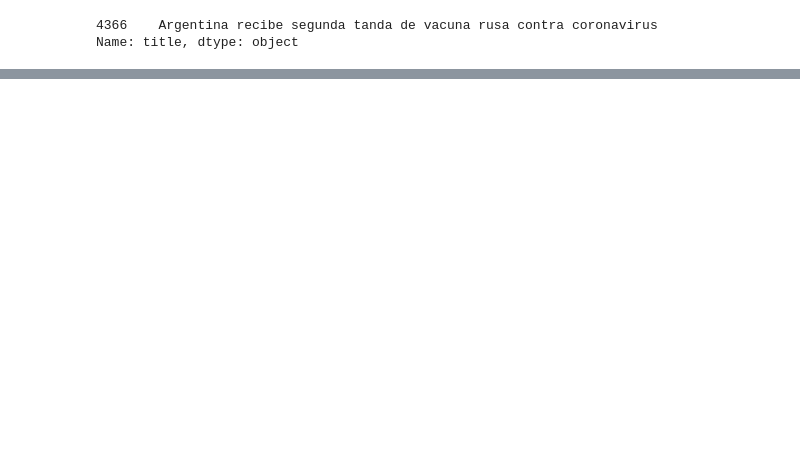
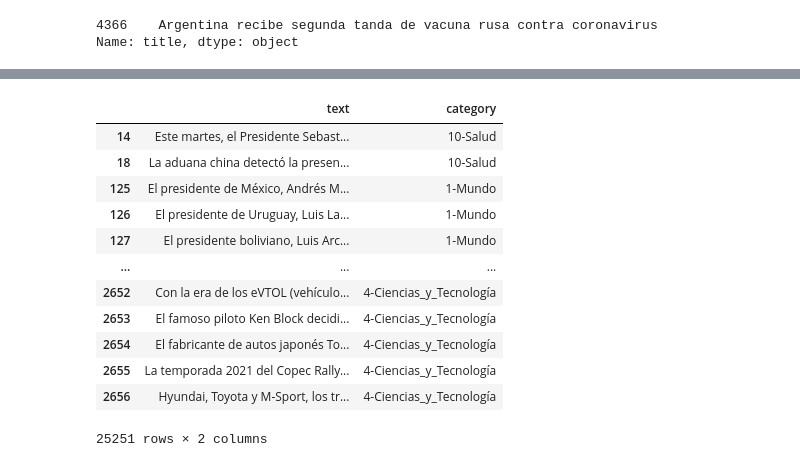
Before and after one commit to matiasbarram/INFO279-TAL-Proyecto, a Jupyter notebook: intento_01_clasificacion_noticias.ipynb, the cells around one changed output, grey strips where cells are left out. Saved outputs shown, nothing was run; the diff lists cells and outputs as text; code cells hidden in the pictures; blank space fills up the shorter version.

Commit message:
agregar categorias y preprocesamiento inicial

```diff
--- a/intento_01_clasificacion_noticias.ipynb
+++ b/intento_01_clasificacion_noticias.ipynb
@@ -38,17 +38,19 @@ def clean_df(df):
     df.drop('id_journalist', inplace=True, axis=1)
     #print(corpus['media_outlet'].unique())
     df['tag'] = df.apply(get_tag, axis=1)
+    df['text'] = df['text'].astype('string')
     df = df[df['text'].notna()]
     return df
 # %%
 import pandas as pd
 from os import listdir
 from os.path import join
+from tqdm import tqdm
 
 unique_tags = set()
 folder = './data_sophia2'
 dfs = []
-for archivo in listdir(folder):
+for archivo in tqdm(listdir(folder)):
     corpus = pd.read_csv(join(folder, archivo))
     corpus = clean_df(corpus)
     dfs.append(corpus)
@@ -146,0 +116,11 @@ array(['Economia', 'Nacional', 'Tecnologia', 'Deportes', 'Autos',
+# %%
+dm = pd.read_csv('./categorias - hojav2.csv')
+dm.rename(columns={'Unnamed: 0':'tag'}, inplace=True)
+vals = dm.iloc[:, 1:]
+labels = vals[vals.max(axis=1)>0].idxmax(axis=1)
+# %%
+cats = pd.DataFrame(labels)
+cats = cats.join(dm['tag'])
+cats.rename(columns={0:'cat'}, inplace=True)
+cats_dict = dict(zip(cats['tag'], cats['cat']))
+cats_dict
@@ -146,0 +145,23 @@ array(['Economia', 'Nacional', 'Tecnologia', 'Deportes', 'Autos',
+# %%
+import numpy as np
+
+final_df = pd.concat(dfs)
+final_df.drop_duplicates(subset='url', keep='first', inplace=True)
+final_df['category'] = final_df.apply(lambda row : cats_dict.get(row.tag, np.nan), axis=1)
+final_df = final_df[['text', 'category']]
+final_df = final_df[final_df['category'].notna()]
+final_df
+# %% [output]
+|  | text | category |
+| 14 | Este martes, el Presidente Sebast... | 10-Salud |
+| 18 | La aduana china detectó la presen... | 10-Salud |
+| 125 | El presidente de México, Andrés M... | 1-Mundo |
+| 126 | El presidente de Uruguay, Luis La... | 1-Mundo |
+| 127 | El presidente boliviano, Luis Arc... | 1-Mundo |
+| ... | ... | ... |
+| 2652 | Con la era de los eVTOL (vehículo... | 4-Ciencias_y_Tecnología |
+| 2653 | El famoso piloto Ken Block decidi... | 4-Ciencias_y_Tecnología |
+| 2654 | El fabricante de autos japonés To... | 4-Ciencias_y_Tecnología |
+| 2655 | La temporada 2021 del Copec Rally... | 4-Ciencias_y_Tecnología |
+| 2656 | Hyundai, Toyota y M-Sport, los tr... | 4-Ciencias_y_Tecnología |
+25251 rows × 2 columns
```
Also changed, not shown: parts of 14 cells of this notebook.
